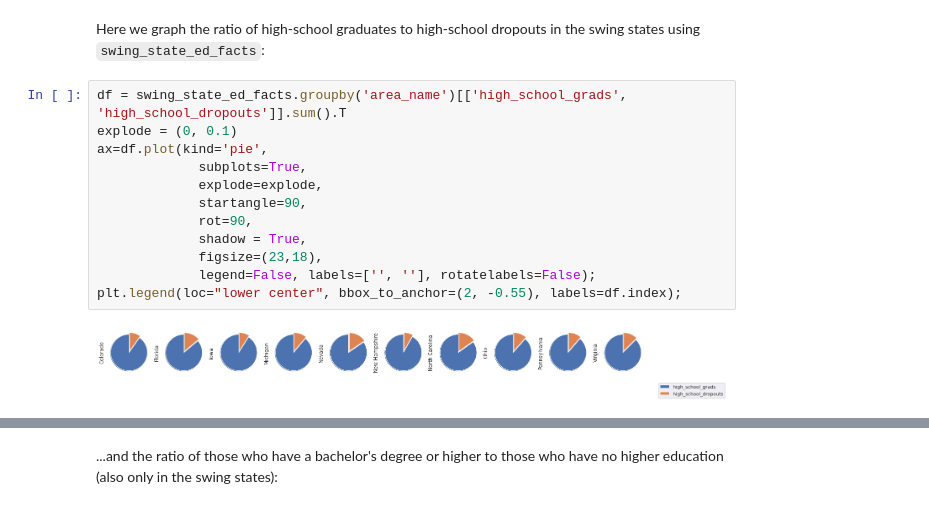
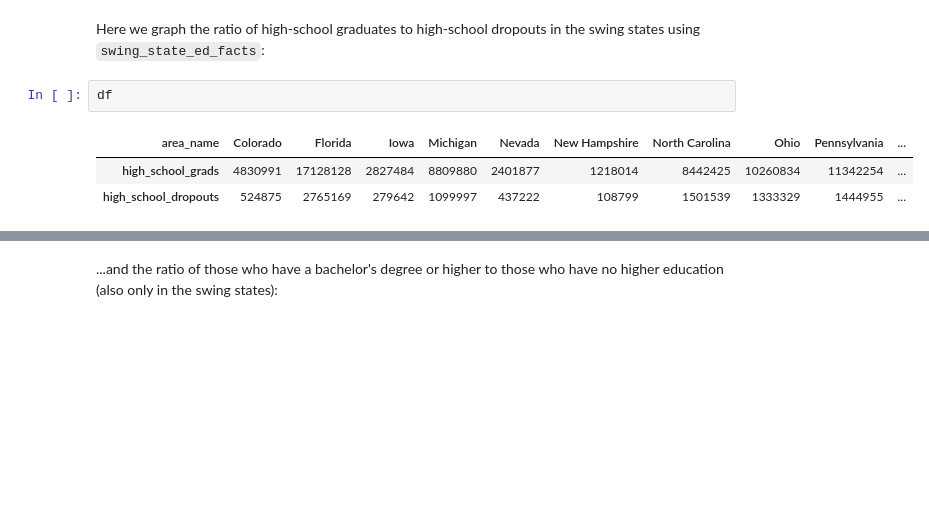
Before and after one commit to virbickt/aers, a Jupyter notebook: Untitled8.ipynb, the cells around one changed output, grey strips where cells are left out. Saved outputs shown, nothing was run; the diff lists cells and outputs as text; blank space fills up the shorter version.

```diff
--- a/Untitled8.ipynb
+++ b/Untitled8.ipynb
@@ -277,17 +303,9 @@ swing_state_ed_facts
 ## Data Visualization
 # %% [markdown]
 Here we graph the ratio of high-school graduates to high-school dropouts in the swing states using `swing_state_ed_facts`:
-# %%
-df = swing_state_ed_facts.groupby('area_name')[['high_school_grads', 'high_school_dropouts']].sum().T
-explode = (0, 0.1)
-ax=df.plot(kind='pie',
-             subplots=True,
-             explode=explode,
-             startangle=90,
-             rot=90,
-             shadow = True,
-             figsize=(23,18),
-             legend=False, labels=['', ''], rotatelabels=False);
-plt.legend(loc="lower center", bbox_to_anchor=(2, -0.55), labels=df.index);
-# %% [output]
-[figure, removed]
+# %%
+df
+# %% [output]
+| area_name | Colorado | Florida | Iowa | Michigan | Nevada | New Hampshire | North Carolina | Ohio | Pennsylvania | ... |
+| high_school_grads | 4830991 | 17128128 | 2827484 | 8809880 | 2401877 | 1218014 | 8442425 | 10260834 | 11342254 | ... |
+| high_school_dropouts | 524875 | 2765169 | 279642 | 1099997 | 437222 | 108799 | 1501539 | 1333329 | 1444955 | ... |
```
Also changed, not shown: parts of 8 cells of this notebook.
